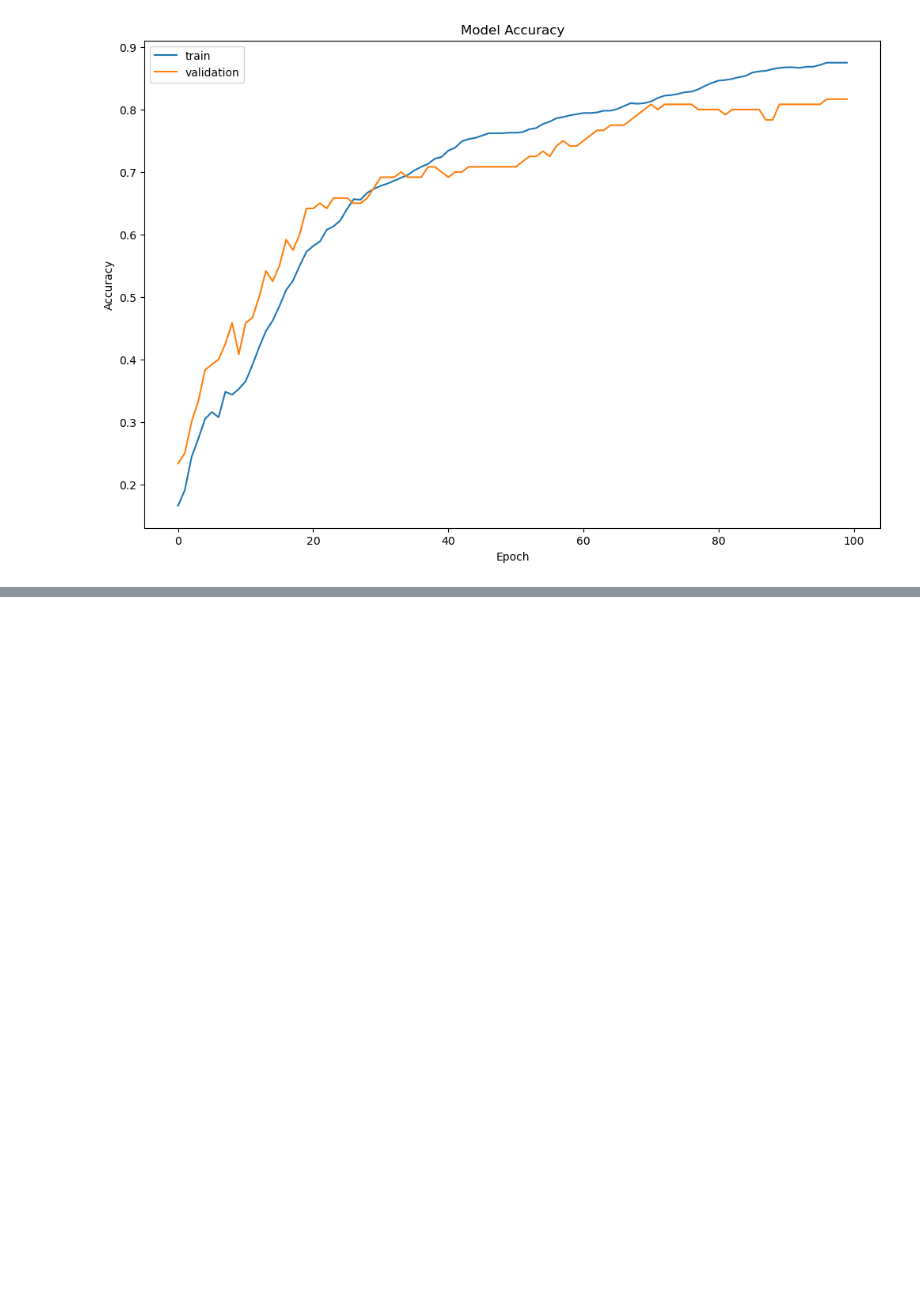
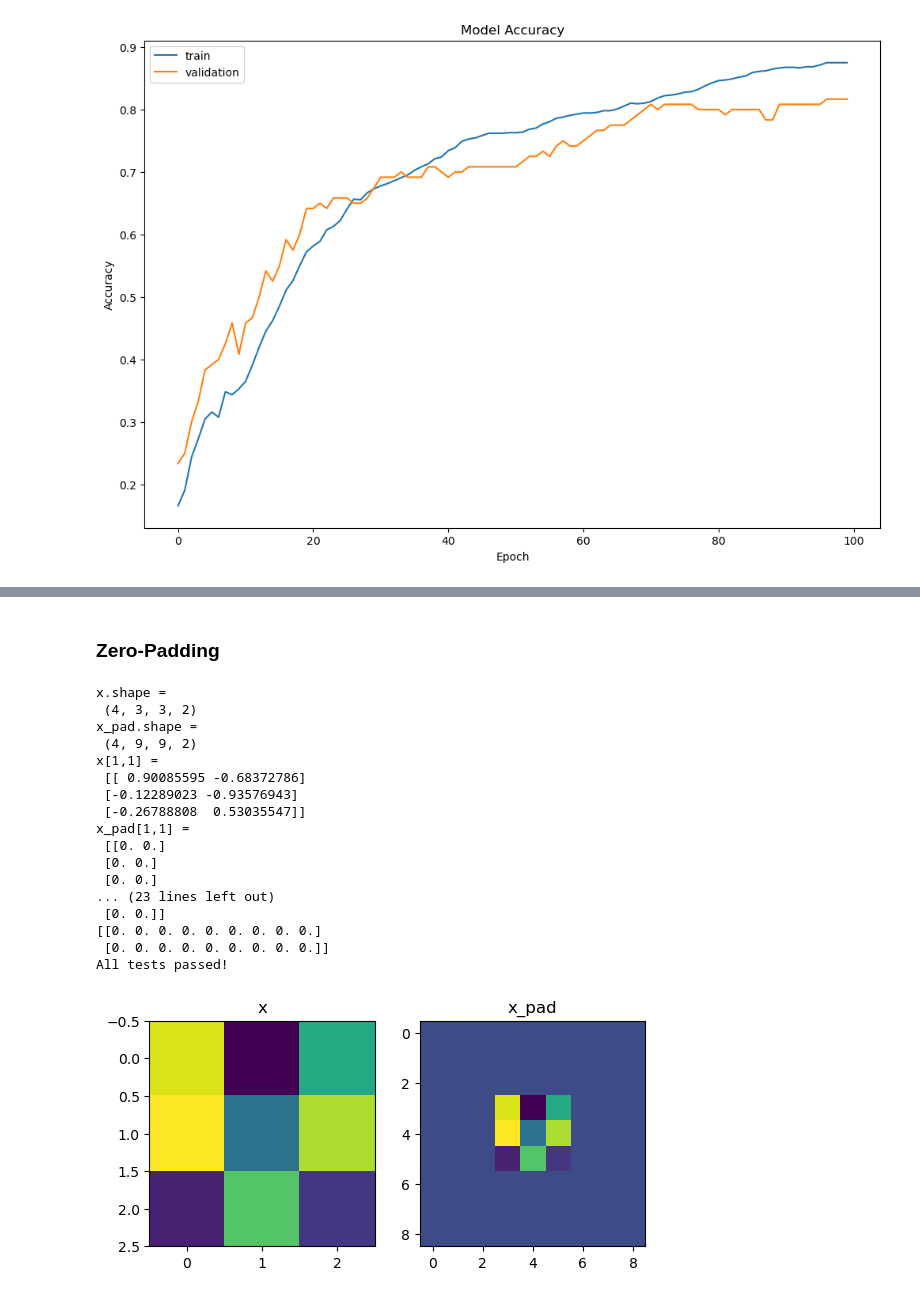
Before and after one commit to yt-one/ml-teach, a Jupyter notebook: 17_卷积神经网络介绍.ipynb, the cells around one changed output, grey strips where cells are left out. Saved outputs shown, nothing was run; the diff lists cells and outputs as text; code cells hidden in the pictures; blank space fills up the shorter version.

```diff
--- a/17_卷积神经网络介绍.ipynb
+++ b/17_卷积神经网络介绍.ipynb
@@ -1170,0 +1176,2 @@ tf.__version__
+# %% [markdown]
+### Zero-Padding
@@ -1170,0 +1182,51 @@ tf.__version__
+# %%
+def zero_pad(X, pad):
+    """
+    任务：
+    对数据集 X 中的所有图像进行零填充（padding）。填充应用于图像的高度和宽度
+    参数：
+
+    X —— 一个形状为 (m, n_H, n_W, n_C) 的 Python NumPy 数组，表示一批 m 张图像。
+
+    pad —— 整数，表示在图像的垂直和水平方向上填充的宽度。
+
+    返回值：
+
+    X_pad —— 填充后的图像数组，形状为 (m, n_H + 2 * pad, n_W + 2 * pad, n_C)。
+    """
+    # Todo: 实现
+# %%
+# 运行 + 测试 zero_pad
+np.random.seed(1)
+x = np.random.randn(4, 3, 3, 2)
+x_pad = zero_pad(x, 3)
+print ("x.shape =\n", x.shape)
+print ("x_pad.shape =\n", x_pad.shape)
+print ("x[1,1] =\n", x[1, 1])
+print ("x_pad[1,1] =\n", x_pad[1, 1])
+
+fig, axarr = plt.subplots(1, 2)
+axarr[0].set_title('x')
+axarr[0].imshow(x[0, :, :, 0])
+axarr[1].set_title('x_pad')
+axarr[1].imshow(x_pad[0, :, :, 0])
+cnn_utils.zero_pad_test(zero_pad)
+# %% [output]
+x.shape =
+ (4, 3, 3, 2)
+x_pad.shape =
+ (4, 9, 9, 2)
+x[1,1] =
+ [[ 0.90085595 -0.68372786]
+ [-0.12289023 -0.93576943]
+ [-0.26788808  0.53035547]]
+x_pad[1,1] =
+ [[0. 0.]
+ [0. 0.]
+ [0. 0.]
+... (23 lines left out)
+ [0. 0.]]
+[[0. 0. 0. 0. 0. 0. 0. 0. 0.]
+ [0. 0. 0. 0. 0. 0. 0. 0. 0.]]
+All tests passed!
+[figure, added]
```
Also changed, not shown: parts of 15 cells of this notebook, 3 other files.
